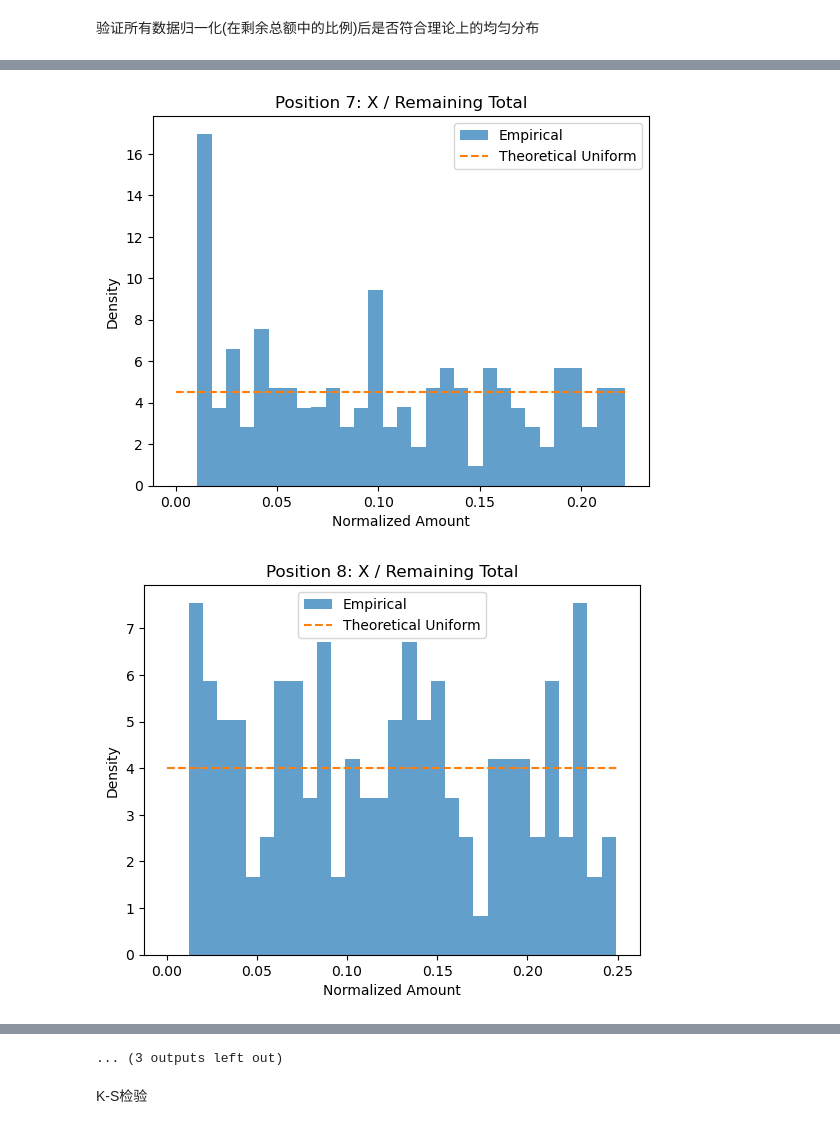
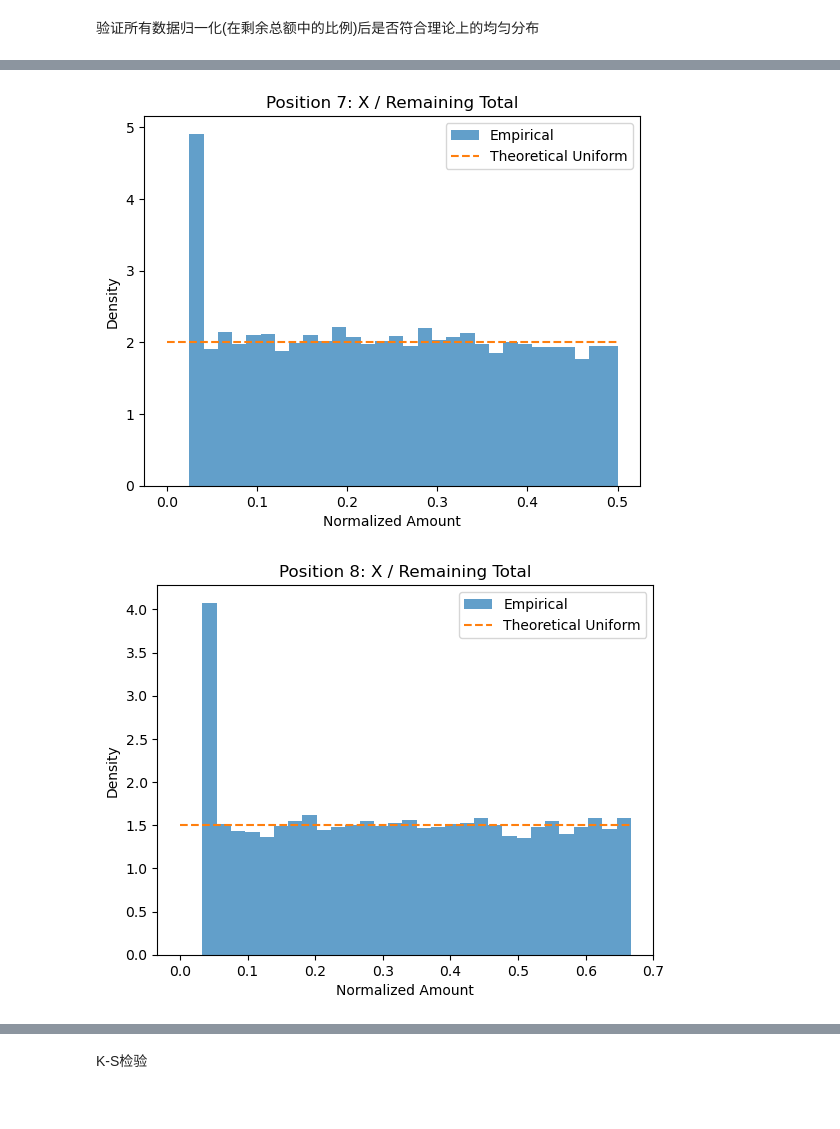
Before and after one commit to WjNaG2/SI140-RedEnvelope, a Jupyter notebook: verify.ipynb, the cells around one changed output, grey strips where cells are left out. Drawn from its saved outputs; the diff is of its cells as text; code cells hidden in the pictures.

```diff
--- a/verify.ipynb
+++ b/verify.ipynb
@@ -11,7 +11,7 @@ import numpy as np
 # 假设:
 # 行 = 实验次数
 # 列 = 位次 (第1个抢到的人, 第2个, ...)
-df = pd.read_csv("15peoplerealdata1.csv")
+df = pd.read_csv("envelopes.csv")
 
 # Skip the 'Trial' column (first column)
 df_data = df.iloc[:, 1:]
@@ -65,2 +65,2 @@ for i, col in enumerate(ratio_df.columns):
-[figure, old version]
+[figure, new version]
-[figure, old version]
+[figure, new version]
@@ -71,4 +69,3 @@ for i, col in enumerate(ratio_df.columns):
-... (3 outputs left out)
 # %% [markdown]
 K-S检验
 # %%
```
Also changed, not shown: parts of 12 cells of this notebook.
